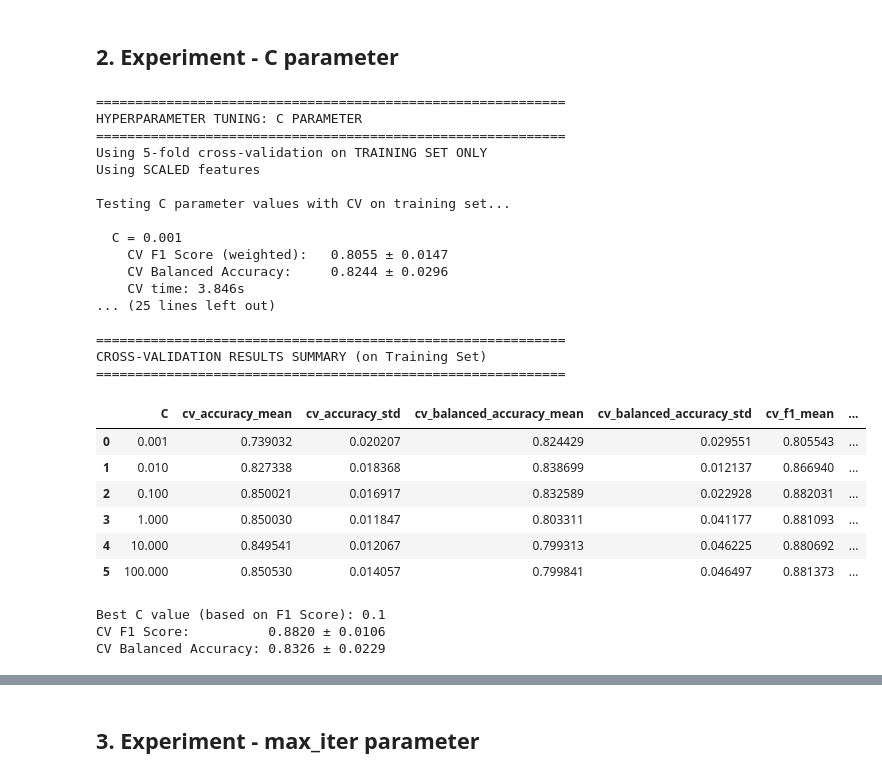
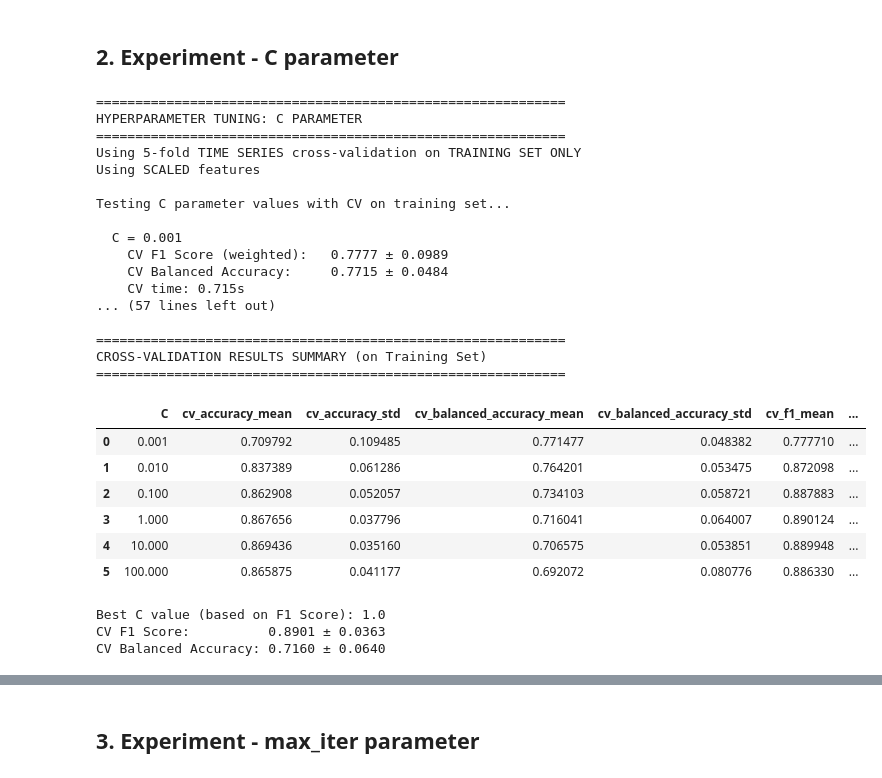
Before and after one commit to tomashobza/tuw_ml_seattle_crime, a Jupyter notebook: svm_ozone/svm_ozone.ipynb, the cells around one changed output, grey strips where cells are left out. Cells and saved outputs as stored; diff of their text form; code cells hidden in the pictures.

```diff
--- a/svm_ozone/svm_ozone.ipynb
+++ b/svm_ozone/svm_ozone.ipynb
@@ -97,18 +147,6 @@ Name: count, dtype: int64
 # %% [markdown]
 Scale the data.
 # %%
-# Split the data into training and testing sets (80:20)
-X_train, X_test, y_train, y_test = train_test_split(
-    X, y, test_size=0.2, random_state=42, stratify=y
-)
-
-print(f"Training set size: {X_train.shape[0]} samples")
-print(f"Test set size: {X_test.shape[0]} samples")
-print(f"\nTraining set class distribution:")
-print(y_train.value_counts())
-print(f"\nTest set class distribution:")
-print(y_test.value_counts())
-
 # ============= FEATURE SCALING =============
 print("\n" + "="*60)
 print("FEATURE SCALING")
@@ -157,9 +195,10 @@ isOzoneDay
 ## 1. Experiment - holdout vs cross-validation
 
 print("\n" + "="*60)
-print("HOLDOUT VS CROSS-VALIDATION COMPARISON")
+print("HOLDOUT VS TIME SERIES CROSS-VALIDATION COMPARISON")
 print("="*60)
 print("Primary metric: F1 Score (weighted)")
+print("Using TimeSeriesSplit to respect temporal ordering")
 print("="*60)
 
 # == HOLDOUT APPROACH ==
@@ -178,8 +217,8 @@ print(f"  Holdout Balanced Accuracy: {holdout_bal_acc:.4f}")
 print(f"  Training time:             {holdout_time:.3f}s")
 
 # == CROSS-VALIDATION APPROACH ==
-print("\n[2/2] Training with 5-fold cross-validation...")
-kf = StratifiedKFold(n_splits=5, shuffle=True, random_state=42)
+print("\n[2/2] Training with 5-fold time series cross-validation...")
+kf = TimeSeriesSplit(n_splits=5)
 
 start = time.time()
 # F1 Score (primary metric)
@@ -210,6 +249,7 @@ print(f"\n  CV Balanced Accuracy per fold: {[f'{s:.4f}' for s in cv_scores_bal_a
 print(f"  CV Balanced Accuracy Mean:    {cv_scores_bal_acc.mean():.4f}")
 print(f"  CV Balanced Accuracy Std:     ±{cv_scores_bal_acc.std():.4f}")
 print(f"\n  Training time:                {cv_time:.3f}s ({cv_time/holdout_time:.1f}x longer)")
+print(f"\n  ⚠️  Using TimeSeriesSplit (respects temporal order)")
 
 # Comparison
 print("\n" + "="*60)
@@ -257,15 +351,15 @@ Computational Cost:
 print("="*60)
 print("HYPERPARAMETER TUNING: C PARAMETER")
 print("="*60)
-print("Using 5-fold cross-validation on TRAINING SET ONLY")
+print("Using 5-fold TIME SERIES cross-validation on TRAINING SET ONLY")
 print("Using SCALED features\n")
 
 # Test range of C values (regularization strength)
 C_values = [0.001, 0.01, 0.1, 1, 10, 100]
 results_C = []
 
-# Setup cross-validation
-kf = StratifiedKFold(n_splits=5, shuffle=True, random_state=42)
+# Setup cross-validation for time series
+kf = TimeSeriesSplit(n_splits=5)
 
 print("Testing C parameter values with CV on training set...")
 for C in C_values:
@@ -330,47 +424,47 @@ results_C_df = pd.DataFrame(results_C)
 print("\n" + "="*60)
 print("CROSS-VALIDATION RESULTS SUMMARY (on Training Set)")
 print("="*60)
 display(results_C_df)
 
 # Find best C based on CV F1 score (primary metric)
 best_C_idx_f1 = results_C_df['cv_f1_mean'].idxmax()
 best_C = results_C_df.loc[best_C_idx_f1, 'C']
 best_f1 = results_C_df.loc[best_C_idx_f1, 'cv_f1_mean']
 best_f1_std = results_C_df.loc[best_C_idx_f1, 'cv_f1_std']
 best_bal_acc = results_C_df.loc[best_C_idx_f1, 'cv_balanced_accuracy_mean']
 best_bal_acc_std = results_C_df.loc[best_C_idx_f1, 'cv_balanced_accuracy_std']
 
 print(f"\nBest C value (based on F1 Score): {best_C}")
 print(f"CV F1 Score:          {best_f1:.4f} ± {best_f1_std:.4f}")
 print(f"CV Balanced Accuracy: {best_bal_acc:.4f} ± {best_bal_acc_std:.4f}")
 # %% [output]
 ============================================================
 HYPERPARAMETER TUNING: C PARAMETER
 ============================================================
-Using 5-fold cross-validation on TRAINING SET ONLY
+Using 5-fold TIME SERIES cross-validation on TRAINING SET ONLY
 Using SCALED features
 
 Testing C parameter values with CV on training set...
 
   C = 0.001
-    CV F1 Score (weighted):   0.8055 ± 0.0147
-    CV Balanced Accuracy:     0.8244 ± 0.0296
-    CV time: 3.846s
-... (25 lines left out)
+    CV F1 Score (weighted):   0.7777 ± 0.0989
+    CV Balanced Accuracy:     0.7715 ± 0.0484
+    CV time: 0.715s
+... (57 lines left out)
 
 ============================================================
 CROSS-VALIDATION RESULTS SUMMARY (on Training Set)
 ============================================================
 |  | C | cv_accuracy_mean | cv_accuracy_std | cv_balanced_accuracy_mean | cv_balanced_accuracy_std | cv_f1_mean | ... |
-| 0 | 0.001 | 0.739032 | 0.020207 | 0.824429 | 0.029551 | 0.805543 | ... |
-| 1 | 0.010 | 0.827338 | 0.018368 | 0.838699 | 0.012137 | 0.866940 | ... |
-| 2 | 0.100 | 0.850021 | 0.016917 | 0.832589 | 0.022928 | 0.882031 | ... |
-| 3 | 1.000 | 0.850030 | 0.011847 | 0.803311 | 0.041177 | 0.881093 | ... |
-| 4 | 10.000 | 0.849541 | 0.012067 | 0.799313 | 0.046225 | 0.880692 | ... |
-| 5 | 100.000 | 0.850530 | 0.014057 | 0.799841 | 0.046497 | 0.881373 | ... |
+| 0 | 0.001 | 0.709792 | 0.109485 | 0.771477 | 0.048382 | 0.777710 | ... |
+| 1 | 0.010 | 0.837389 | 0.061286 | 0.764201 | 0.053475 | 0.872098 | ... |
+| 2 | 0.100 | 0.862908 | 0.052057 | 0.734103 | 0.058721 | 0.887883 | ... |
+| 3 | 1.000 | 0.867656 | 0.037796 | 0.716041 | 0.064007 | 0.890124 | ... |
+| 4 | 10.000 | 0.869436 | 0.035160 | 0.706575 | 0.053851 | 0.889948 | ... |
+| 5 | 100.000 | 0.865875 | 0.041177 | 0.692072 | 0.080776 | 0.886330 | ... |
-Best C value (based on F1 Score): 0.1
-CV F1 Score:          0.8820 ± 0.0106
-CV Balanced Accuracy: 0.8326 ± 0.0229
+Best C value (based on F1 Score): 1.0
+CV F1 Score:          0.8901 ± 0.0363
+CV Balanced Accuracy: 0.7160 ± 0.0640
 # %%
 # Visualize C parameter impact
 fig, axes = plt.subplots(2, 2, figsize=(15, 10))
```
Also changed, not shown: parts of 10 cells of this notebook.
